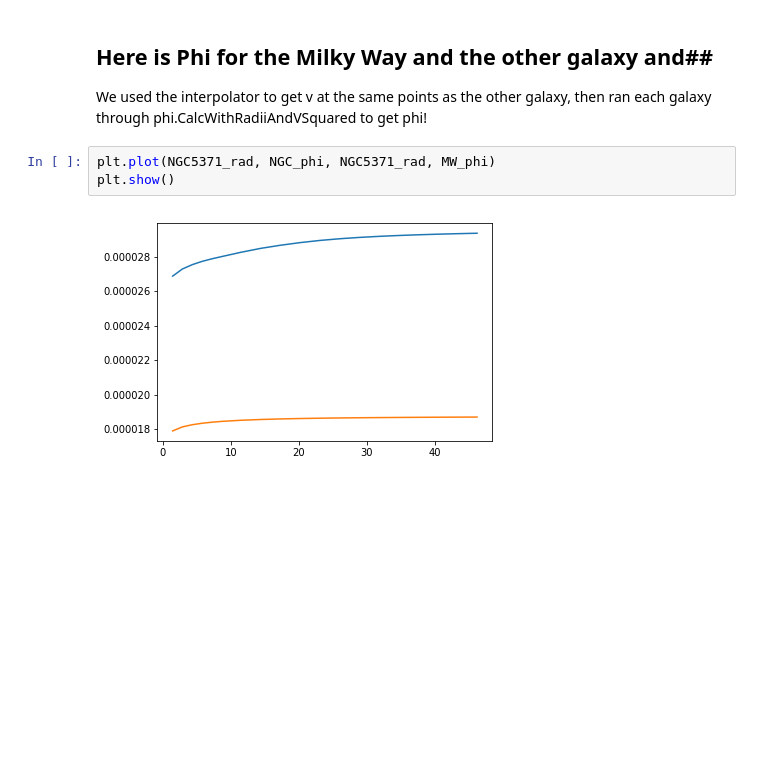
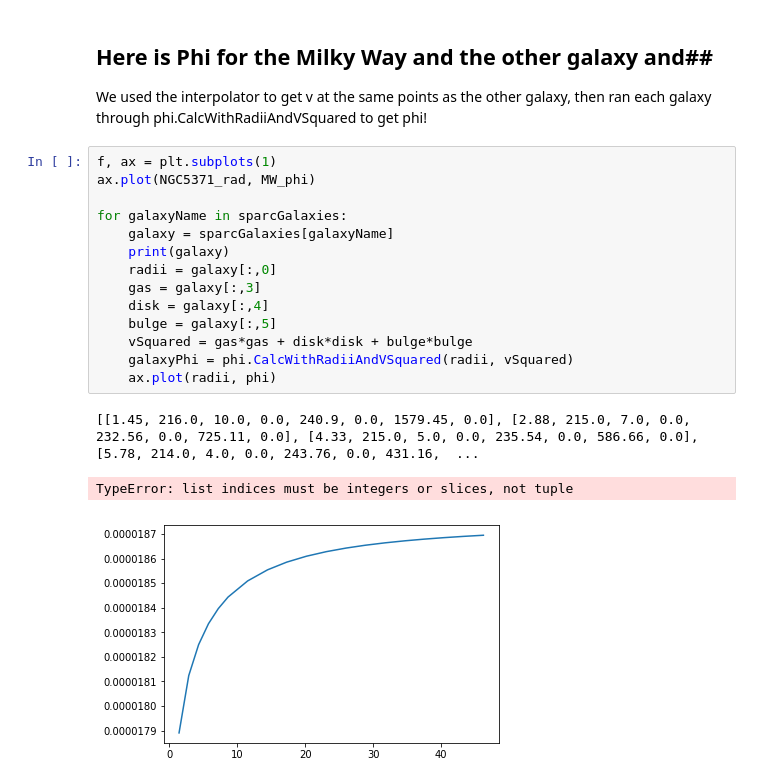
Before and after one commit to Cisneros-Galaxy/RCFM, a Jupyter notebook: Model.ipynb, the cells around one changed output. Saved outputs shown, nothing was run; the diff lists cells and outputs as text; blank space fills up the shorter version.

```diff
--- a/Model.ipynb
+++ b/Model.ipynb
@@ -78,8 +78,21 @@ MW_phi = phi.CalcWithRadiiAndVSquared(NGC5371_rad, MW_vSquared)
 # %% [markdown]
 ## Here is Phi for the Milky Way and the other galaxy and##
 We used the interpolator to get v at the same points as the other galaxy, then ran each galaxy through phi.CalcWithRadiiAndVSquared to get phi!
-# %%
-plt.plot(NGC5371_rad, NGC_phi, NGC5371_rad, MW_phi)
-plt.show()
-# %% [output]
-[figure, removed]
+# %%
+f, ax = plt.subplots(1)
+ax.plot(NGC5371_rad, MW_phi)
+
+for galaxyName in sparcGalaxies:
+    galaxy = sparcGalaxies[galaxyName]
+    print(galaxy)
+    radii = galaxy[:,0]
+    gas = galaxy[:,3]
+    disk = galaxy[:,4]
+    bulge = galaxy[:,5]
+    vSquared = gas*gas + disk*disk + bulge*bulge
+    galaxyPhi = phi.CalcWithRadiiAndVSquared(radii, vSquared)
+    ax.plot(radii, phi)
+# %% [output]
+[[1.45, 216.0, 10.0, 0.0, 240.9, 0.0, 1579.45, 0.0], [2.88, 215.0, 7.0, 0.0, 232.56, 0.0, 725.11, 0.0], [4.33, 215.0, 5.0, 0.0, 235.54, 0.0, 586.66, 0.0], [5.78, 214.0, 4.0, 0.0, 243.76, 0.0, 431.16,  ...
+TypeError: list indices must be integers or slices, not tuple
+[figure, added]
```
